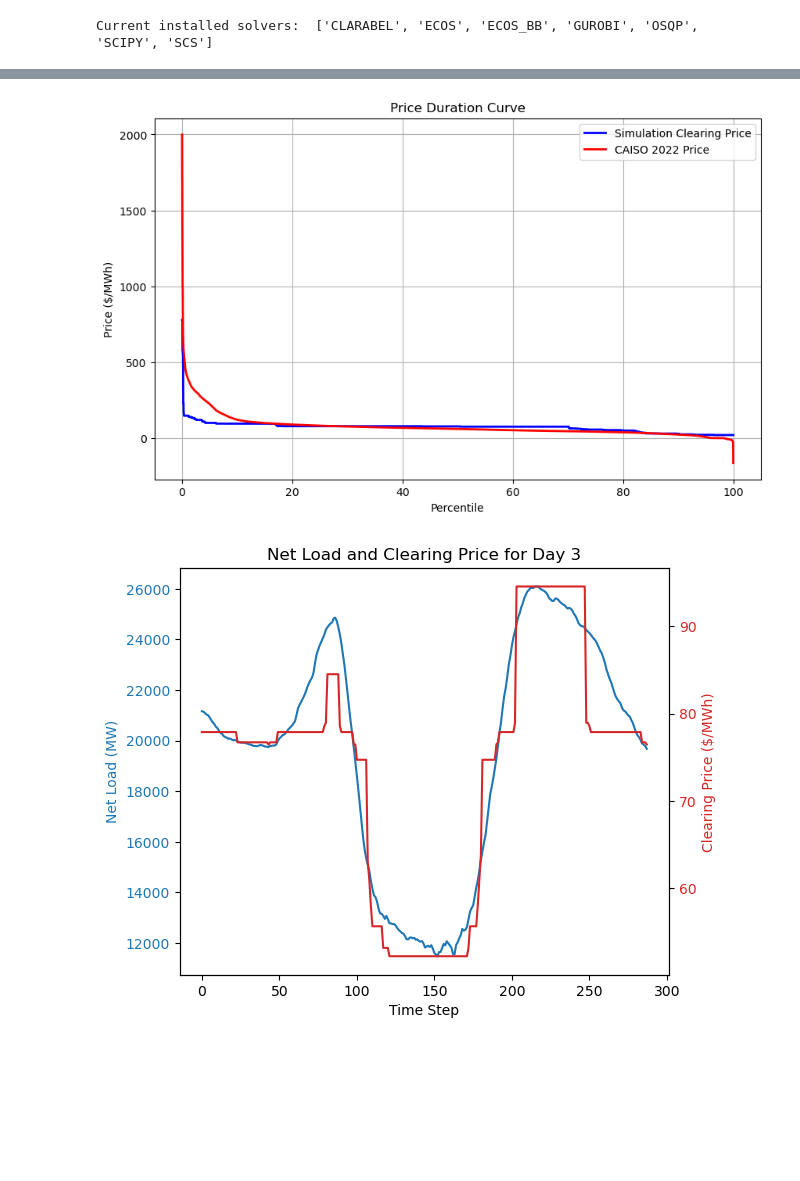
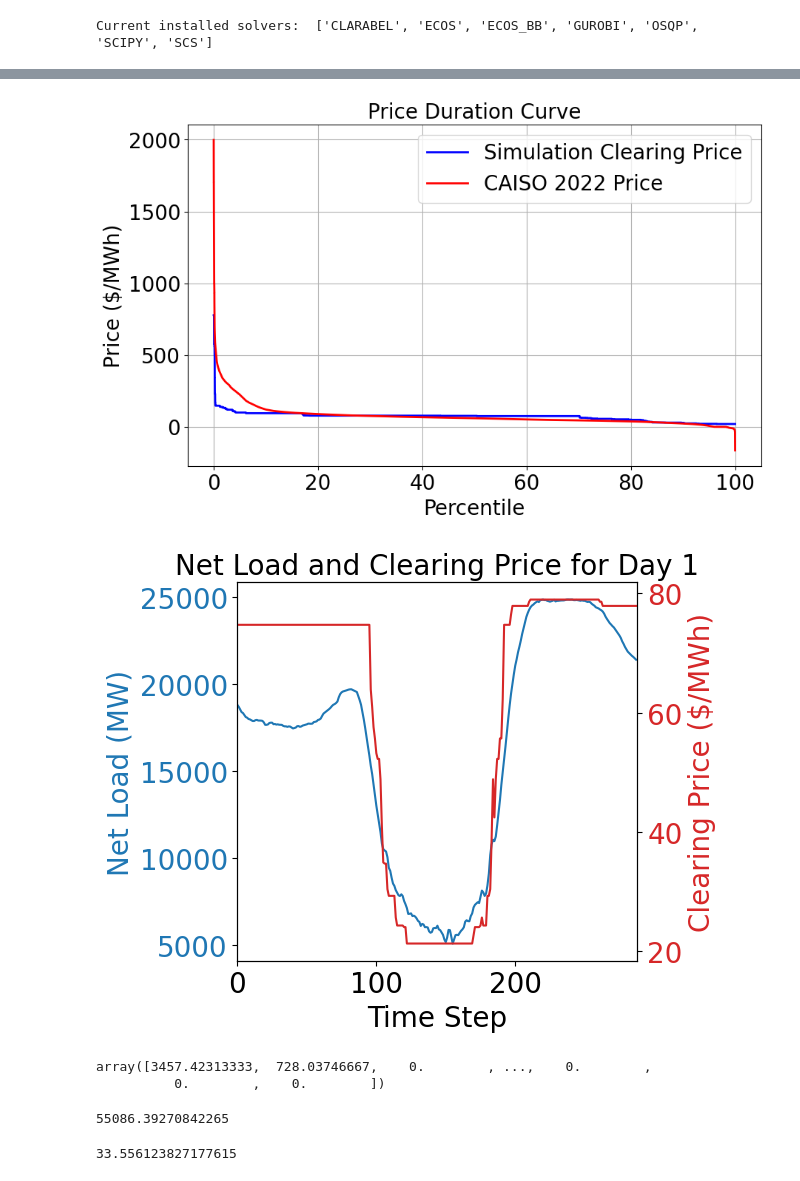
Before and after one commit to niklauskun/PMES, a Jupyter notebook: MarketClearing.ipynb, the cells around one changed output, grey strips where cells are left out. Drawn from its saved outputs; the diff is of its cells as text; code cells hidden in the pictures; blank space fills up the shorter version.

Commit message:
08062924Update
Update price taker bidding simulation scripts and results.

```diff
--- a/MarketClearing.ipynb
+++ b/MarketClearing.ipynb
@@ -185,51 +175,58 @@ percentiles = np.linspace(0, 100, len(sorted_clearing_prices))
 plt.figure(figsize=(10, 6))
 plt.plot(percentiles, sorted_clearing_prices, color='blue', linewidth=2, label='Simulation Clearing Price')
 plt.plot(percentiles, sorted_energy_prices[:len(percentiles)], color='red', linewidth=2, label='CAISO 2022 Price')
-plt.xlabel('Percentile')
-plt.ylabel('Price ($/MWh)')
-plt.title('Price Duration Curve')
+plt.xlabel('Percentile', fontsize = 20)
+plt.ylabel('Price ($/MWh)', fontsize = 20)
+plt.title('Price Duration Curve', fontsize = 20)
 # plt.xlim([0,0.1])
 # plt.ylim([0,2000])
-plt.legend()
+plt.legend(fontsize = 20)
+plt.xticks(fontsize = 20)
+plt.yticks(fontsize = 20)
+
 plt.grid(True)
 plt.show()
 # %% [output]
-[figure, old version]
+[figure, new version]
 # %%
 # Load the data
 load_data = pd.read_csv('data/CAISO_Load_2022.csv', usecols=['net_load']).values.flatten()[0:2016]
 clearing_prices_df = pd.read_csv('results/clearing_prices.csv')[0:2016]
 
 # Reshape load data for 365 days of 288 steps
 num_days = 7
 num_steps = 288
 L = load_data.reshape((num_days, num_steps))
 
 # Extract the clearing prices
 clearing_prices = clearing_prices_df['clearing_price'].values.reshape((num_days, num_steps))
 
 # Plot net load and clearing price for a selected day
-selected_day = 2  # Change this to select a different day (0 for the first day)
+selected_day = 0  # Change this to select a different day (0 for the first day)
 
 net_load = L[selected_day, :]
 clearing_price = clearing_prices[selected_day, :]
 
 fig, ax1 = plt.subplots()
 
 color = 'tab:blue'
-ax1.set_xlabel('Time Step')
-ax1.set_ylabel('Net Load (MW)', color=color)
+ax1.set_xlabel('Time Step', fontsize = 20)
+ax1.set_ylabel('Net Load (MW)', color=color, fontsize = 20)
 ax1.plot(net_load, color=color)
-ax1.tick_params(axis='y', labelcolor=color)
+ax1.tick_params(axis='y', labelcolor=color, labelsize=20)
+ax1.tick_params(axis='x', labelsize=20)
 
 ax2 = ax1.twinx()
 color = 'tab:red'
-ax2.set_ylabel('Clearing Price ($/MWh)', color=color)
+ax2.set_ylabel('Clearing Price ($/MWh)', color=color, fontsize = 20)
 ax2.plot(clearing_price, color=color)
-ax2.tick_params(axis='y', labelcolor=color)
+ax2.tick_params(axis='y', labelcolor=color, labelsize=20)
+
+plt.xlim([0,288])
+
 
 fig.tight_layout()
-plt.title(f'Net Load and Clearing Price for Day {selected_day + 1}')
+plt.title(f'Net Load and Clearing Price for Day {selected_day + 1}', fontsize = 20)
 plt.show()
 # %% [output]
-[figure, old version]
+[figure, new version]
@@ -235,0 +240,13 @@ plt.show()
+# %%
+d-c
+# %% [output]
+array([3457.42313333,  728.03746667,    0.        , ...,    0.        ,
+          0.        ,    0.        ])
+# %%
+(sum(price*(d-c)))/(4*10000)*4
+# %% [output]
+55086.39270842265
+# %%
+(sum(price*(d-c))-sum(d)*C_s)/(10000)/1000
+# %% [output]
+33.556123827177615
```
Also changed, not shown: parts of 7 cells of this notebook, 42 other files.
